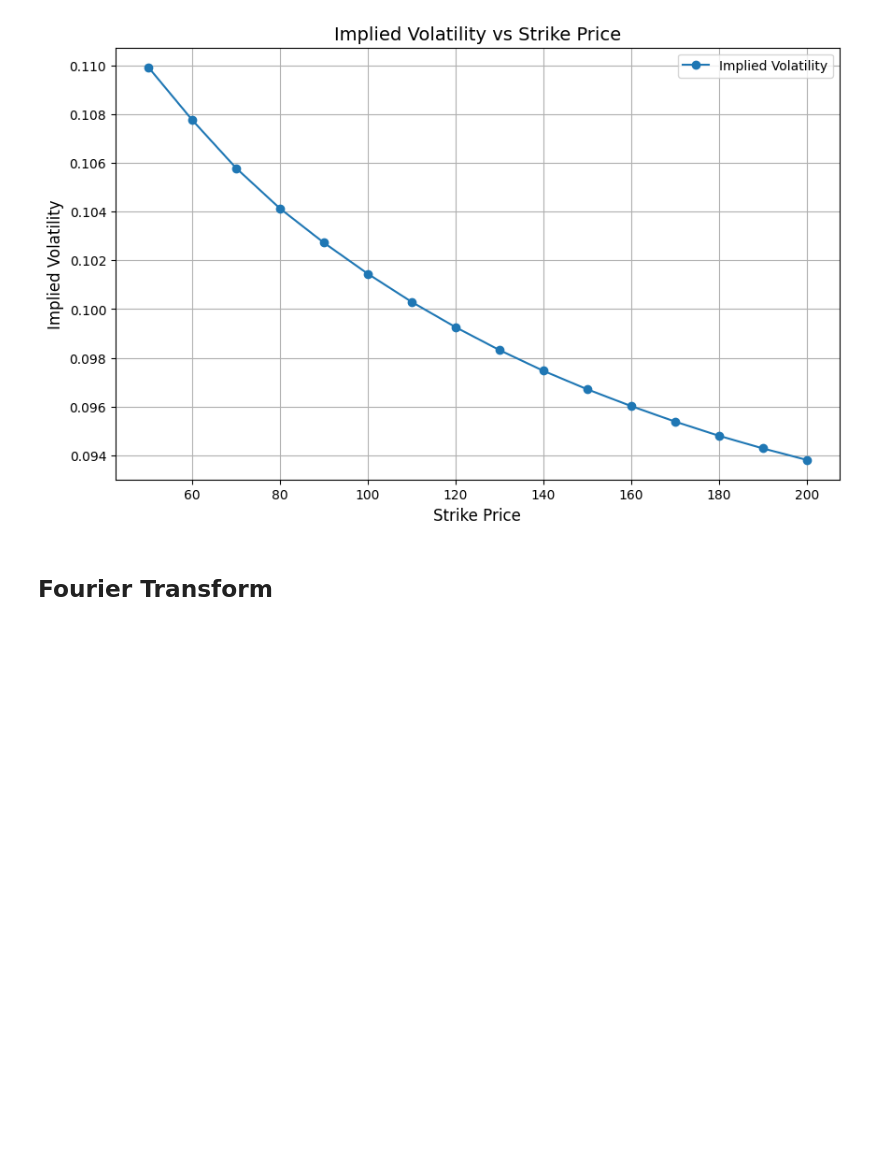
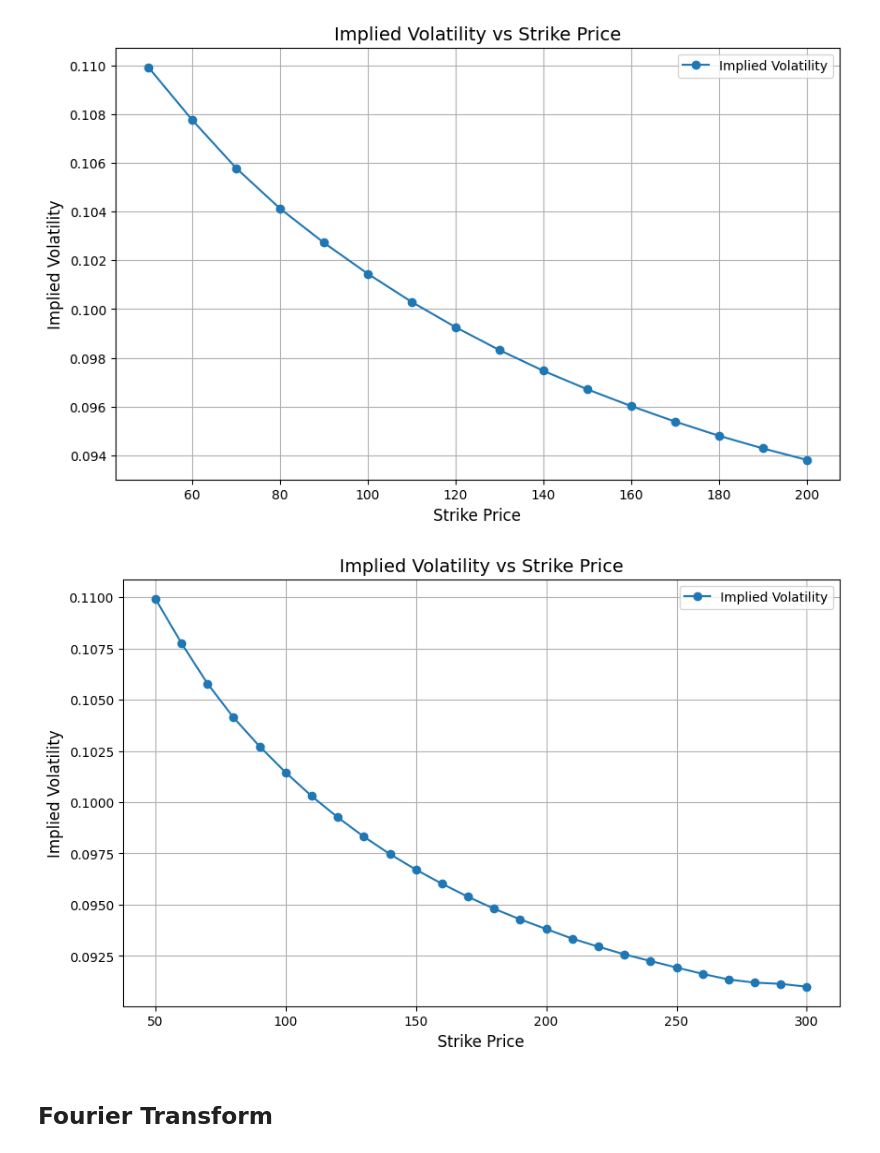
Before and after one commit to ashademeij/MathematicalFinance, a Jupyter notebook: Case 7 /HestonModel.ipynb, the cells around one changed output. Saved outputs shown, nothing was run; the diff lists cells and outputs as text; code cells hidden in the pictures; blank space fills up the shorter version.

```diff
--- a/Case 7 /HestonModel.ipynb
+++ b/Case 7 /HestonModel.ipynb
@@ -155,6 +151,45 @@ plt.legend()
 plt.show()
 # %% [output]
 [figure]
+# %%
+heston_prices = [59.0989, 51.0349, 43.1889, 35.7423, 28.8939,
+                 22.8067, 17.5841, 13.2574, 9.7874, 7.0874,
+                 5.0446, 3.5350, 2.4425, 1.6670, 1.1264, 0.7544, 0.5003,
+0.3304,0.2168,0.1419,0.0924,0.0599,0.0388,0.0254,0.0168,0.0110,
+0.0071,0.0046,0.0029,0.0018,0.0012]
+
+strikes = np.arange(50, 301, 10)  # Strike prices
+
+
+def BlackScholes_call(S, K, T, r, sigma):
+    d1 = (np.log(S / K) + (r + 0.5 * sigma**2) * T) / (sigma * np.sqrt(T))
+    d2 = d1 - sigma * np.sqrt(T)
+    return S * norm.cdf(d1) - K * np.exp(-r * T) * norm.cdf(d2)
+
+def impliedVolatility(price, S, K, T, r):
+    def objFunc(sigma):
+        return BlackScholes_call(S, K, T, r, sigma) - price
+    try:
+        # brentq root-finding (numerical method) used to solve for sigma
+        return brentq(objFunc, 1e-6, 5)
+    except ValueError:
+        return np.nan
+
+impliedVolatilities = []
+for K, price in zip(strikes, heston_prices):
+    impVol = impliedVolatility(price, S0, K, T, r)
+    impliedVolatilities.append(impVol)
+
+plt.figure(figsize=(10, 6))
+plt.plot(strikes, impliedVolatilities, marker='o', label='Implied Volatility')
+plt.title("Implied Volatility vs Strike Price", fontsize=14)
+plt.xlabel("Strike Price", fontsize=12)
+plt.ylabel("Implied Volatility", fontsize=12)
+plt.grid(True)
+plt.legend()
+plt.show()
+# %% [output]
+[figure, added]
 # %% [markdown]
 ## Fourier Transform
 # %%
```
Also changed, not shown: parts of 5 cells of this notebook, 2 other files.
